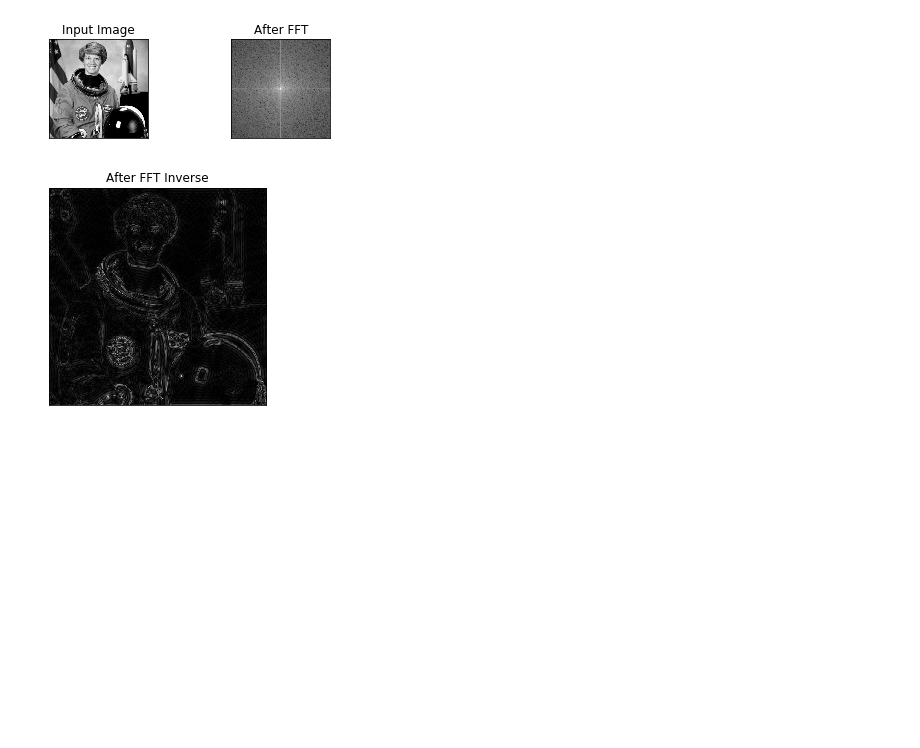
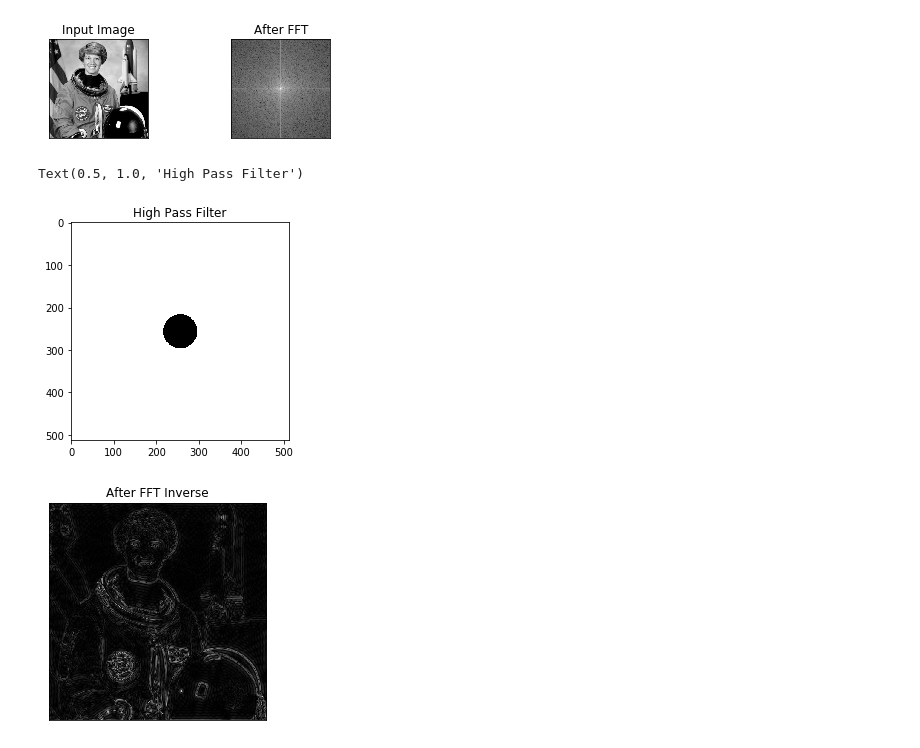
Before and after one commit to udbhav-sharma/CV, a Jupyter notebook: Experiments.ipynb, the cells around one changed output. Drawn from its saved outputs; the diff is of its cells as text; code cells hidden in the pictures; blank space fills up the shorter version.

```diff
--- a/Experiments.ipynb
+++ b/Experiments.ipynb
@@ -237,6 +284,7 @@ Total time taken: 0.5140304565429688
 # %% [markdown]
 Referred Code: https://akshaysin.github.io/fourier_transform.html#.XGdV8uJKhQI
 # %%
+image = skimage.data.astronaut()
 image = cv2.cvtColor(image.copy(), cv2.COLOR_RGB2GRAY).astype(np.float32) / 255.
 
 dft = cv2.dft(np.float32(image), flags=cv2.DFT_COMPLEX_OUTPUT)
@@ -258,12 +306,18 @@ plt.title('After FFT'), plt.xticks([]), plt.yticks([])
 rows, cols = image.shape
 crow, ccol = int(rows / 2), int(cols / 2)
 
-mask = np.ones((rows, cols, 2), np.uint8)
+mask = np.ones((rows, cols, 1), np.uint8)
 r = 40
 center = [crow, ccol]
 x, y = np.ogrid[:rows, :cols]
 mask_area = (x - center[0]) ** 2 + (y - center[1]) ** 2 <= r*r
 mask[mask_area] = 0
+# %%
+plt.imshow(mask[:,:,0], cmap='gray')
+plt.title('High Pass Filter')
+# %% [output]
+Text(0.5, 1.0, 'High Pass Filter')
+[figure, added]
 # %%
 # apply mask and inverse DFT
 fshift = dft_shift * mask
```
Also changed, not shown: parts of 29 cells of this notebook.
